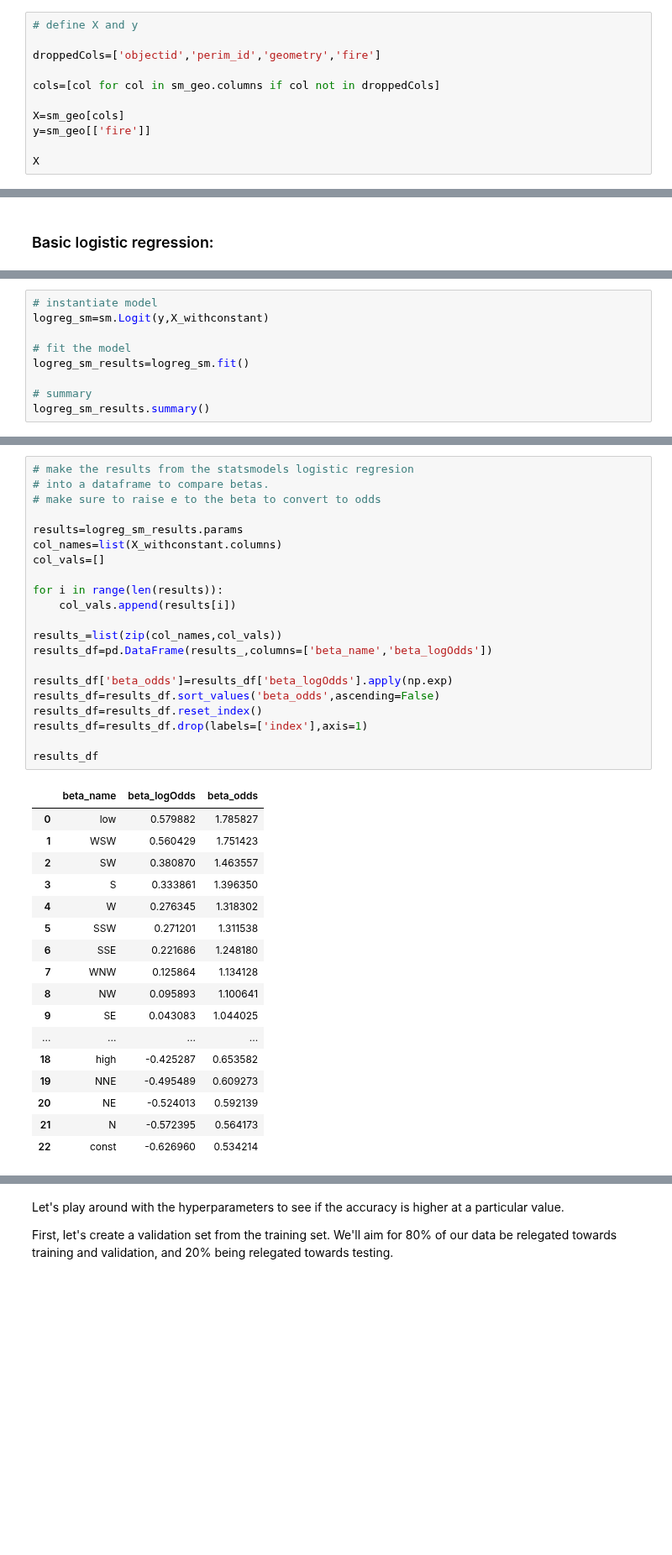
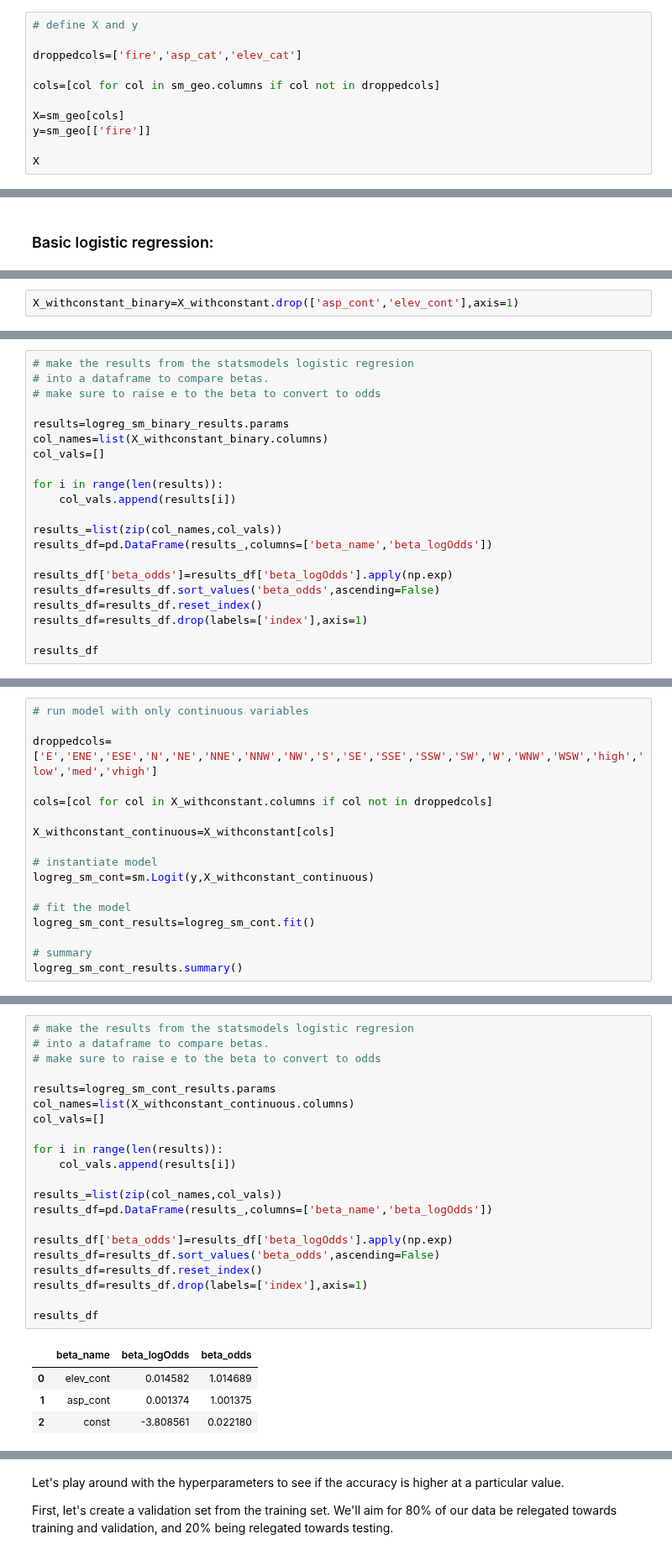
Before and after one commit to sralter/classifire, a Jupyter notebook: 01_capstone_notebooks/alter_samuel_capstone_geoanalysis.ipynb, the cells around one changed output, grey strips where cells are left out. Shown at 84% size. Saved outputs shown, nothing was run; the diff lists cells and outputs as text; blank space fills up the shorter version.

```diff
--- a/01_capstone_notebooks/alter_samuel_capstone_geoanalysis.ipynb
+++ b/01_capstone_notebooks/alter_samuel_capstone_geoanalysis.ipynb
@@ -310,9 +310,9 @@ sm_geo
 # %%
 # define X and y
 
-droppedCols=['objectid','perim_id','geometry','fire']
+droppedcols=['fire','asp_cat','elev_cat']
 
-cols=[col for col in sm_geo.columns if col not in droppedCols]
+cols=[col for col in sm_geo.columns if col not in droppedcols]
 
 X=sm_geo[cols]
 y=sm_geo[['fire']]
@@ -403 +387,3 @@ X_withconstant.head()
 5 rows × 23 columns
+# %%
+X_withconstant_binary=X_withconstant.drop(['asp_cont','elev_cont'],axis=1)
@@ -403,0 +450,21 @@ X_withconstant.head()
+# %%
+# make the results from the statsmodels logistic regresion
+# into a dataframe to compare betas.
+# make sure to raise e to the beta to convert to odds
+
+results=logreg_sm_binary_results.params
+col_names=list(X_withconstant_binary.columns)
+col_vals=[]
+
+for i in range(len(results)):
+    col_vals.append(results[i])
+
+results_=list(zip(col_names,col_vals))
+results_df=pd.DataFrame(results_,columns=['beta_name','beta_logOdds'])
+
+results_df['beta_odds']=results_df['beta_logOdds'].apply(np.exp)
+results_df=results_df.sort_values('beta_odds',ascending=False)
+results_df=results_df.reset_index()
+results_df=results_df.drop(labels=['index'],axis=1)
+
+results_df
@@ -404,10 +493,18 @@ X_withconstant.head()
 # %%
+# run model with only continuous variables
+
+droppedcols=['E','ENE','ESE','N','NE','NNE','NNW','NW','S','SE','SSE','SSW','SW','W','WNW','WSW','high','low','med','vhigh']
+
+cols=[col for col in X_withconstant.columns if col not in droppedcols]
+
+X_withconstant_continuous=X_withconstant[cols]
+
 # instantiate model
-logreg_sm=sm.Logit(y,X_withconstant)
+logreg_sm_cont=sm.Logit(y,X_withconstant_continuous)
 
 # fit the model
-logreg_sm_results=logreg_sm.fit()
+logreg_sm_cont_results=logreg_sm_cont.fit()
 
 # summary
-logreg_sm_results.summary()
+logreg_sm_cont_results.summary()
 # %% [output]
@@ -441,40 +526,27 @@ Logit Regression Results
 # %%
 # make the results from the statsmodels logistic regresion
 # into a dataframe to compare betas.
 # make sure to raise e to the beta to convert to odds
 
-results=logreg_sm_results.params
-col_names=list(X_withconstant.columns)
+results=logreg_sm_cont_results.params
+col_names=list(X_withconstant_continuous.columns)
 col_vals=[]
 
 for i in range(len(results)):
     col_vals.append(results[i])
 
 results_=list(zip(col_names,col_vals))
 results_df=pd.DataFrame(results_,columns=['beta_name','beta_logOdds'])
 
 results_df['beta_odds']=results_df['beta_logOdds'].apply(np.exp)
 results_df=results_df.sort_values('beta_odds',ascending=False)
 results_df=results_df.reset_index()
 results_df=results_df.drop(labels=['index'],axis=1)
 
 results_df
 # %% [output]
 |  | beta_name | beta_logOdds | beta_odds |
-| 0 | low | 0.579882 | 1.785827 |
-| 1 | WSW | 0.560429 | 1.751423 |
-| 2 | SW | 0.380870 | 1.463557 |
-| 3 | S | 0.333861 | 1.396350 |
-| 4 | W | 0.276345 | 1.318302 |
-| 5 | SSW | 0.271201 | 1.311538 |
-| 6 | SSE | 0.221686 | 1.248180 |
-| 7 | WNW | 0.125864 | 1.134128 |
-| 8 | NW | 0.095893 | 1.100641 |
-| 9 | SE | 0.043083 | 1.044025 |
-| ... | ... | ... | ... |
-| 18 | high | -0.425287 | 0.653582 |
-| 19 | NNE | -0.495489 | 0.609273 |
-| 20 | NE | -0.524013 | 0.592139 |
-| 21 | N | -0.572395 | 0.564173 |
-| 22 | const | -0.626960 | 0.534214 |
+| 0 | elev_cont | 0.014582 | 1.014689 |
+| 1 | asp_cont | 0.001374 | 1.001375 |
+| 2 | const | -3.808561 | 0.022180 |
 # %% [markdown]
```
Also changed, not shown: parts of 74 cells of this notebook, 1 other file.
